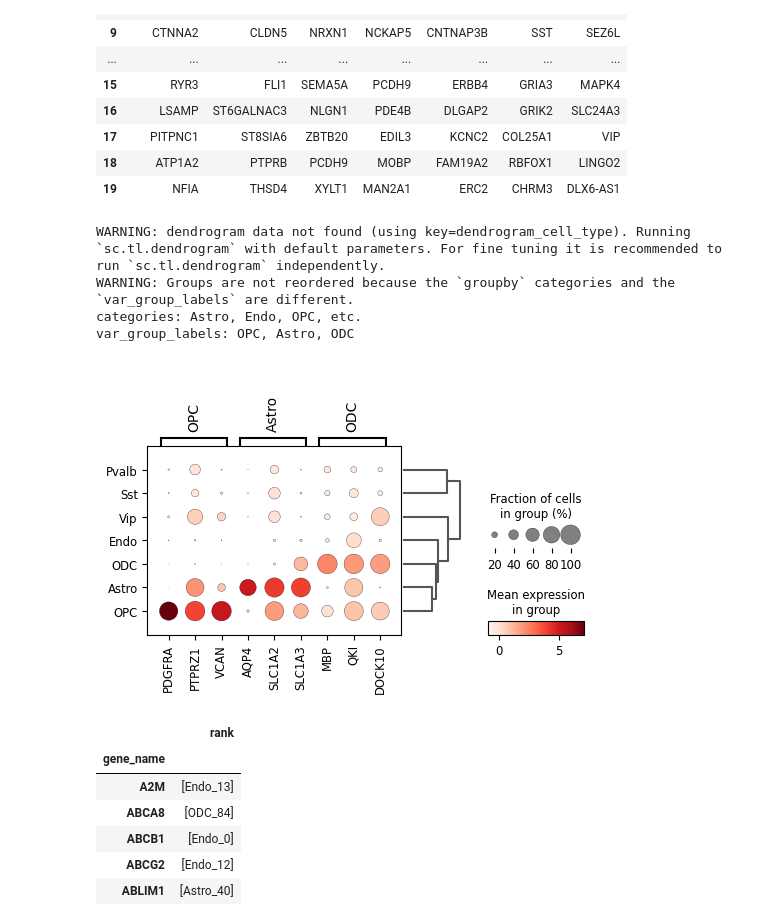
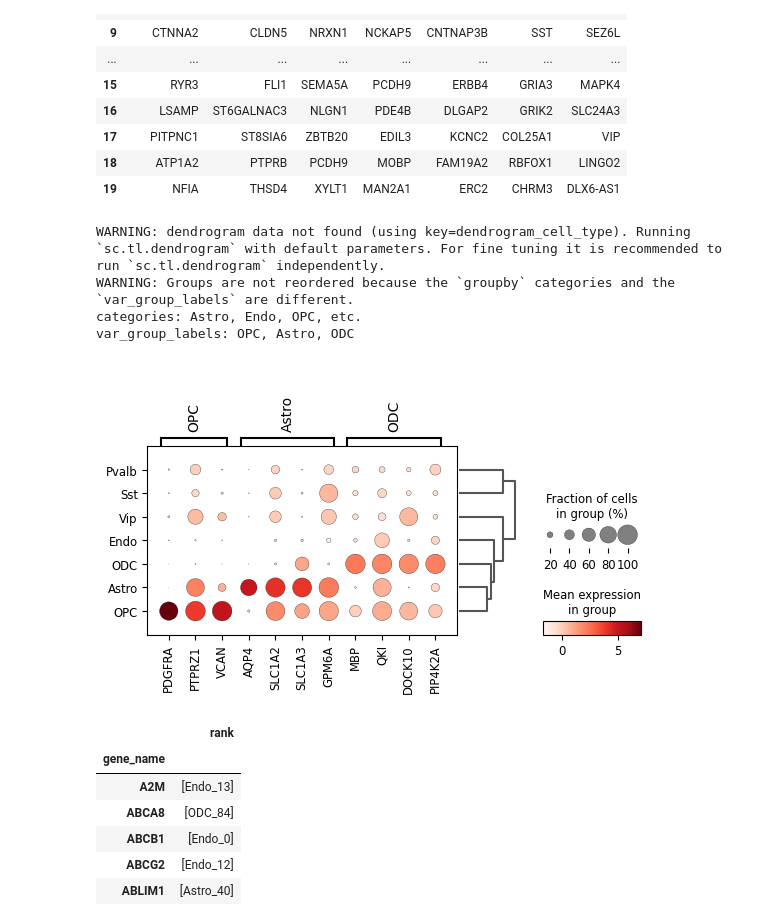
Before and after one commit to 4dglab/SEE, a Jupyter notebook: script(Lee2019)/6. marker gene catch.ipynb, the cells around one changed output. Cells and saved outputs as stored; diff of their text form; code cells hidden in the pictures.

```diff
--- a/script(Lee2019)/6. marker gene catch.ipynb
+++ b/script(Lee2019)/6. marker gene catch.ipynb
@@ -71,19 +71,19 @@ rank_genes_groups[:20]
 # %%
 var_names = {
     'OPC': ['PDGFRA', 'PTPRZ1', 'VCAN'],
-    'Astro': ['AQP4', 'SLC1A2', 'SLC1A3'],
-    'ODC': ['MBP', 'QKI', 'DOCK10'] }
+    'Astro': ['AQP4', 'SLC1A2', 'SLC1A3', 'GPM6A'],
+    'ODC': ['MBP', 'QKI', 'DOCK10', 'PIP4K2A'] }
 sc.pl.rank_genes_groups_dotplot(
     rna,
     var_names=var_names,
 #     save='markergene_expression(Human_M1_10X).pdf'
 )
 # %% [output]
 WARNING: dendrogram data not found (using key=dendrogram_cell_type). Running `sc.tl.dendrogram` with default parameters. For fine tuning it is recommended to run `sc.tl.dendrogram` independently.
 WARNING: Groups are not reordered because the `groupby` categories and the `var_group_labels` are different.
 categories: Astro, Endo, OPC, etc.
 var_group_labels: OPC, Astro, ODC
-[figure, old version]
+[figure, new version]
 # %%
 marker_genes = pd.DataFrame()
 for index, row in rank_genes_groups.iterrows():
```
Also changed, not shown: 26 other files.
